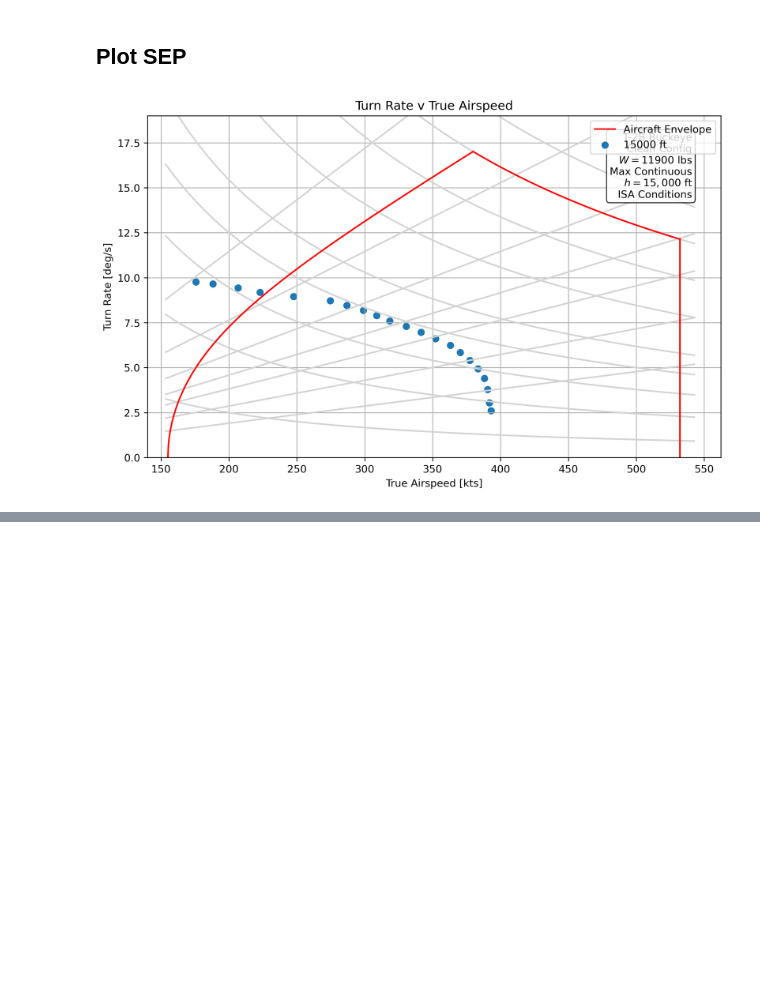
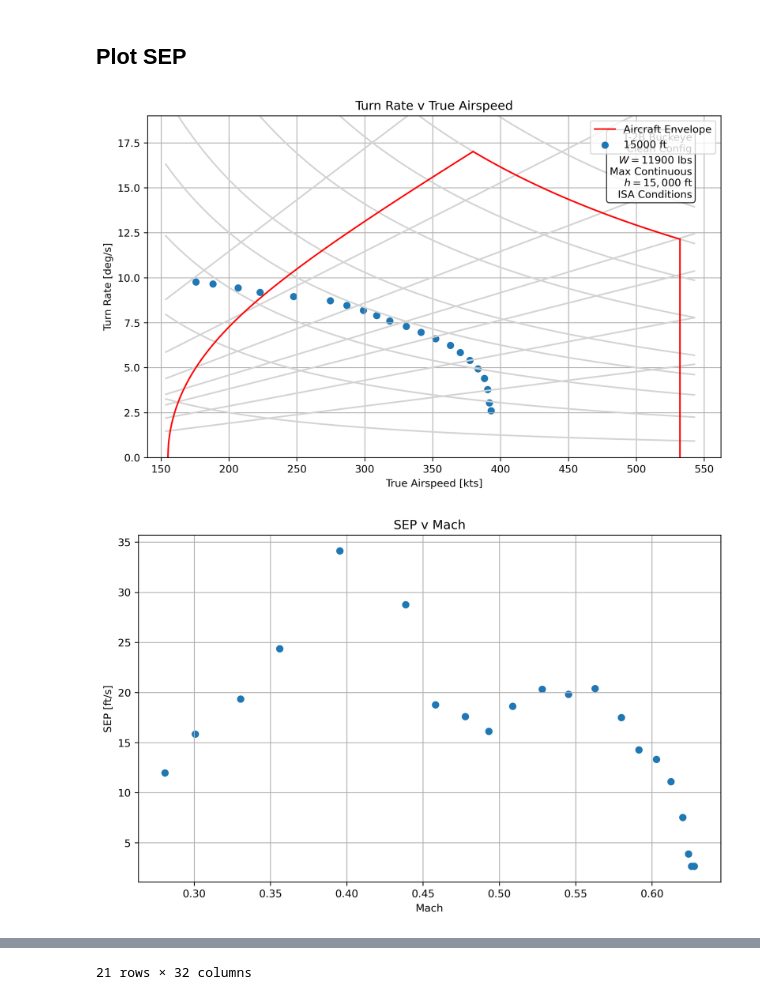
Before and after one commit to dg1234uk/flight-test-turn-performance, a Jupyter notebook: sep.ipynb, the cells around one changed output, grey strips where cells are left out. Drawn from its saved outputs; the diff is of its cells as text; code cells hidden in the pictures; blank space fills up the shorter version.

```diff
--- a/sep.ipynb
+++ b/sep.ipynb
@@ -67,6 +67,21 @@ def calculate_sep(row):
         )
     ) * ((row["Wt [lbs]"] ** 2 - Ws**2) / Ws)
     return term1 + term2
+def calculate_sep_no_fit(row):
+    term1 = (row["Wt [lbs]"] / Ws) * (row["Vt [kts]"] / g) * row["dVt/dt [no fit]"]
+    term2 = (
+        2
+        / (
+            np.pi
+            * AR
+            * e
+            * atm.rho_0
+            * atm.get_std_sigma(row["Hc [ft]"])
+            * row["Vt [kts]"]
+            * S
+        )
+    ) * ((row["Wt [lbs]"] ** 2 - Ws**2) / Ws)
+    return term1 + term2
 
 
 def calculate_nz(row):
@@ -113,7 +128,12 @@ level_accel_data["Vt_fitted [fps]"] = fit_quadratic(time, vt_fps)
 level_accel_data["dVt/dt [ft/s^2]"] = np.gradient(
     level_accel_data["Vt_fitted [fps]"], level_accel_data["Time [s]"]
 )
+level_accel_data["dVt/dt [no fit]"] = np.gradient(
+    level_accel_data["Vt [fps]"], level_accel_data["Time [s]"]
+)
+
 level_accel_data["sep [ft/s]"] = level_accel_data.apply(calculate_sep, axis=1)
+level_accel_data["sep [no fit]"] = level_accel_data.apply(calculate_sep_no_fit, axis=1)
 level_accel_data["ROC [ft/min]"] = level_accel_data.apply(
     lambda row: row["sep [ft/s]"] * 60, axis=1
 )
@@ -261,30 +281,40 @@ textstr = "\n".join(
         r"Max Continuous",
         r"$h = 15,000$ ft",
         r"ISA Conditions",
     )
 )
 
 # Add the textbox
 props = dict(boxstyle="round", facecolor="white", alpha=0.8)
 plt.gca().text(
     0.95,
     0.95,
     textstr,
     transform=plt.gca().transAxes,
     fontsize=10,
     verticalalignment="top",
     horizontalalignment="right",
     bbox=props,
 )
 
 
 plt.xlabel("True Airspeed [kts]")
 plt.ylabel("Turn Rate [deg/s]")
 plt.title("Turn Rate v True Airspeed")
 plt.legend()
 plt.grid()
 plt.xlim(140, None)
 plt.ylim(0, 19)
 plt.show()
+
+plt.figure(figsize=(10, 6), dpi=300)
+plt.scatter(level_accel_data["Mach"], level_accel_data["sep [no fit]"])
+plt.xlabel("Mach")
+plt.ylabel("SEP [ft/s]")
+plt.title("SEP v Mach")
+plt.grid()
+plt.show()
+level_accel_data
 # %% [output]
 [figure]
+[figure, added]
@@ -290,0 +338 @@ plt.show()
+21 rows × 32 columns
```
Also changed, not shown: parts of 2 cells of this notebook, 9 other files.
